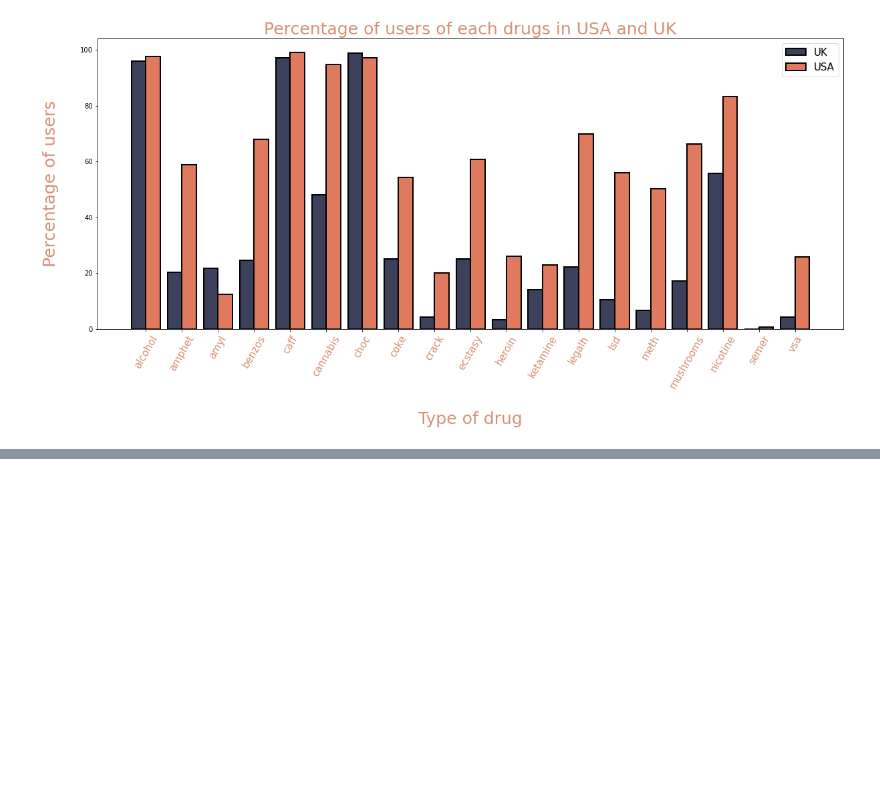
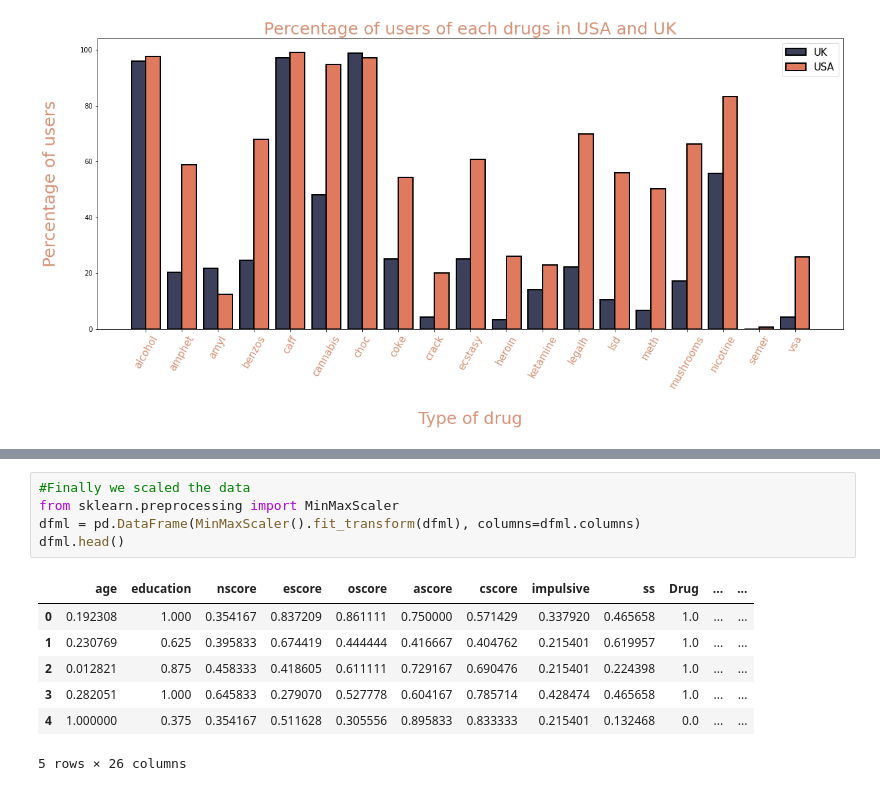
Before and after one commit to QuentinNav/Python_For_Data_Analysis_Drug_Consumption, a Jupyter notebook: Project_python_for_data_analysis.ipynb, the cells around one changed output, grey strips where cells are left out. Drawn from its saved outputs; the diff is of its cells as text; blank space fills up the shorter version.

Commit message:
préparation dataset pour ML
attention manque des scaled pour certaines colonnes

```diff
--- a/Project_python_for_data_analysis.ipynb
+++ b/Project_python_for_data_analysis.ipynb
@@ -407,0 +516,13 @@ plt.legend(["UK","USA"],loc='upper right',fontsize=15)
+# %%
+#Finally we scaled the data
+from sklearn.preprocessing import MinMaxScaler
+dfml = pd.DataFrame(MinMaxScaler().fit_transform(dfml), columns=dfml.columns)
+dfml.head()
+# %% [output]
+|  | age | education | nscore | escore | oscore | ascore | cscore | impulsive | ss | Drug | ... | ... |
+| 0 | 0.192308 | 1.000 | 0.354167 | 0.837209 | 0.861111 | 0.750000 | 0.571429 | 0.337920 | 0.465658 | 1.0 | ... | ... |
+| 1 | 0.230769 | 0.625 | 0.395833 | 0.674419 | 0.444444 | 0.416667 | 0.404762 | 0.215401 | 0.619957 | 1.0 | ... | ... |
+| 2 | 0.012821 | 0.875 | 0.458333 | 0.418605 | 0.611111 | 0.729167 | 0.690476 | 0.215401 | 0.224398 | 1.0 | ... | ... |
+| 3 | 0.282051 | 1.000 | 0.645833 | 0.279070 | 0.527778 | 0.604167 | 0.785714 | 0.428474 | 0.465658 | 1.0 | ... | ... |
+| 4 | 1.000000 | 0.375 | 0.354167 | 0.511628 | 0.305556 | 0.895833 | 0.833333 | 0.215401 | 0.132468 | 0.0 | ... | ... |
+5 rows × 26 columns
```
Also changed, not shown: parts of 8 cells of this notebook.
